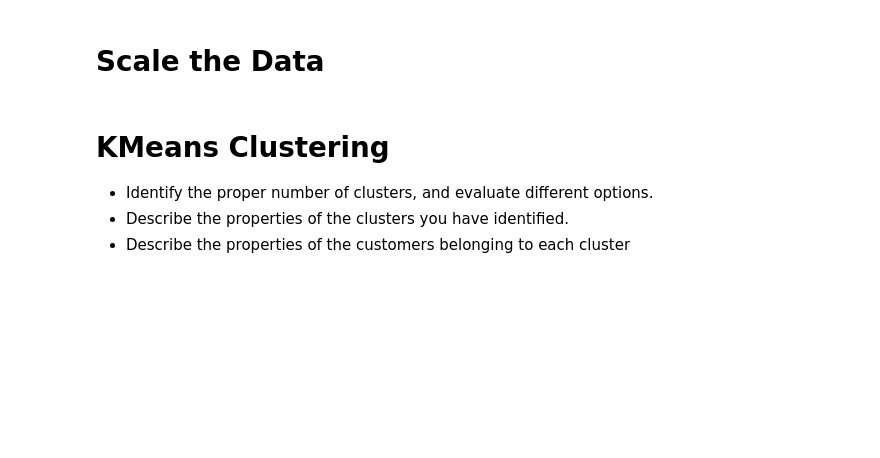
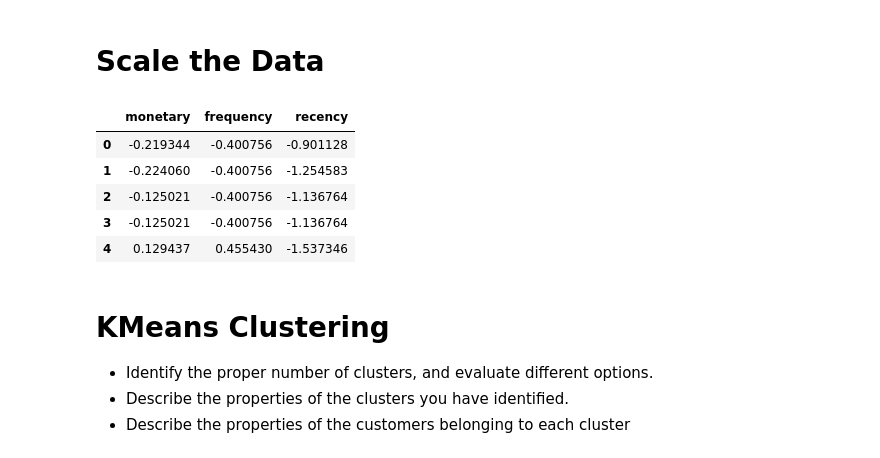
Before and after one commit to prffraia/Machine_Learning, a Jupyter notebook: 03_Clustering.ipynb, the cells around one changed output. Saved outputs shown, nothing was run; the diff lists cells and outputs as text; code cells hidden in the pictures; blank space fills up the shorter version.

```diff
--- a/03_Clustering.ipynb
+++ b/03_Clustering.ipynb
@@ -85,6 +85,15 @@ recency = pd.DataFrame(recency)
 # %%
 X = pd.concat([monetary, frequency, recency], axis=1)
 X.columns = ['monetary', 'frequency', 'recency']
+# %%
+X.head()
+# %% [output]
+|  | monetary | frequency | recency |
+| 0 | -0.219344 | -0.400756 | -0.901128 |
+| 1 | -0.224060 | -0.400756 | -1.254583 |
+| 2 | -0.125021 | -0.400756 | -1.136764 |
+| 3 | -0.125021 | -0.400756 | -1.136764 |
+| 4 | 0.129437 | 0.455430 | -1.537346 |
 # %% [markdown]
 # KMeans Clustering
 
```
Also changed, not shown: parts of 10 cells of this notebook.
